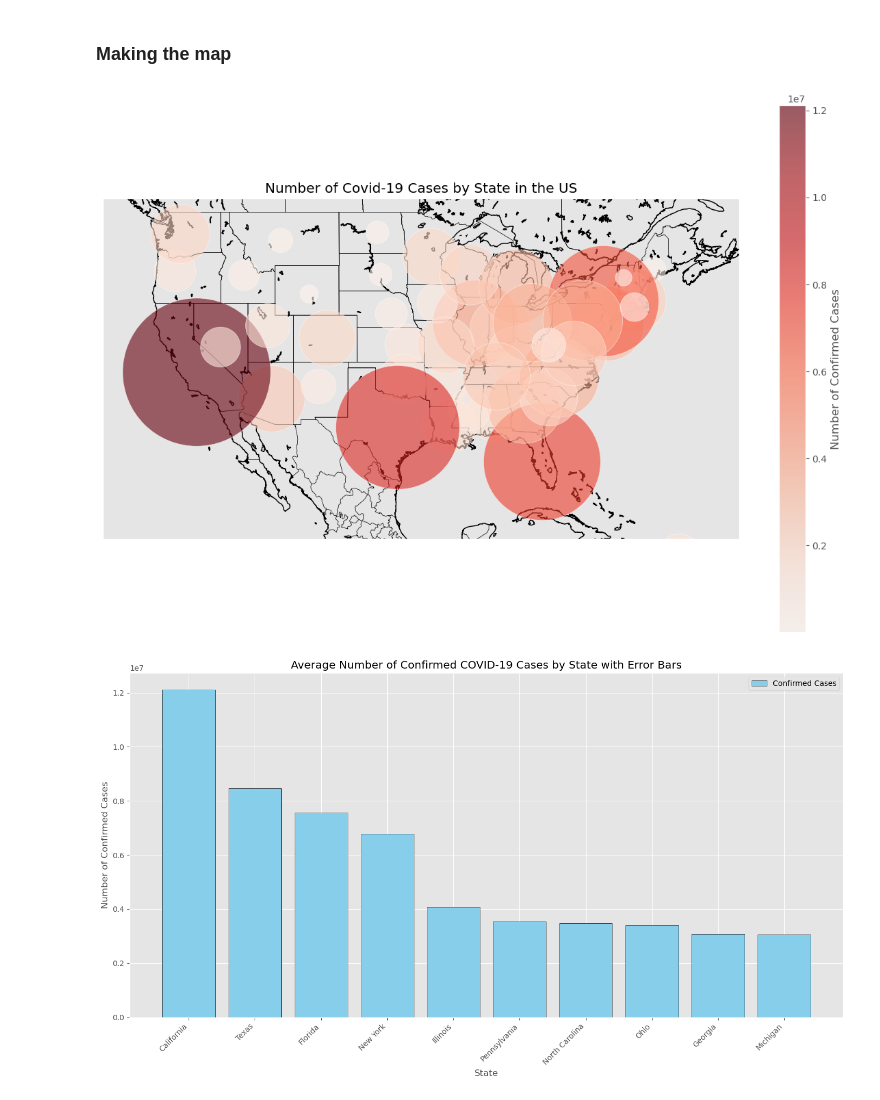
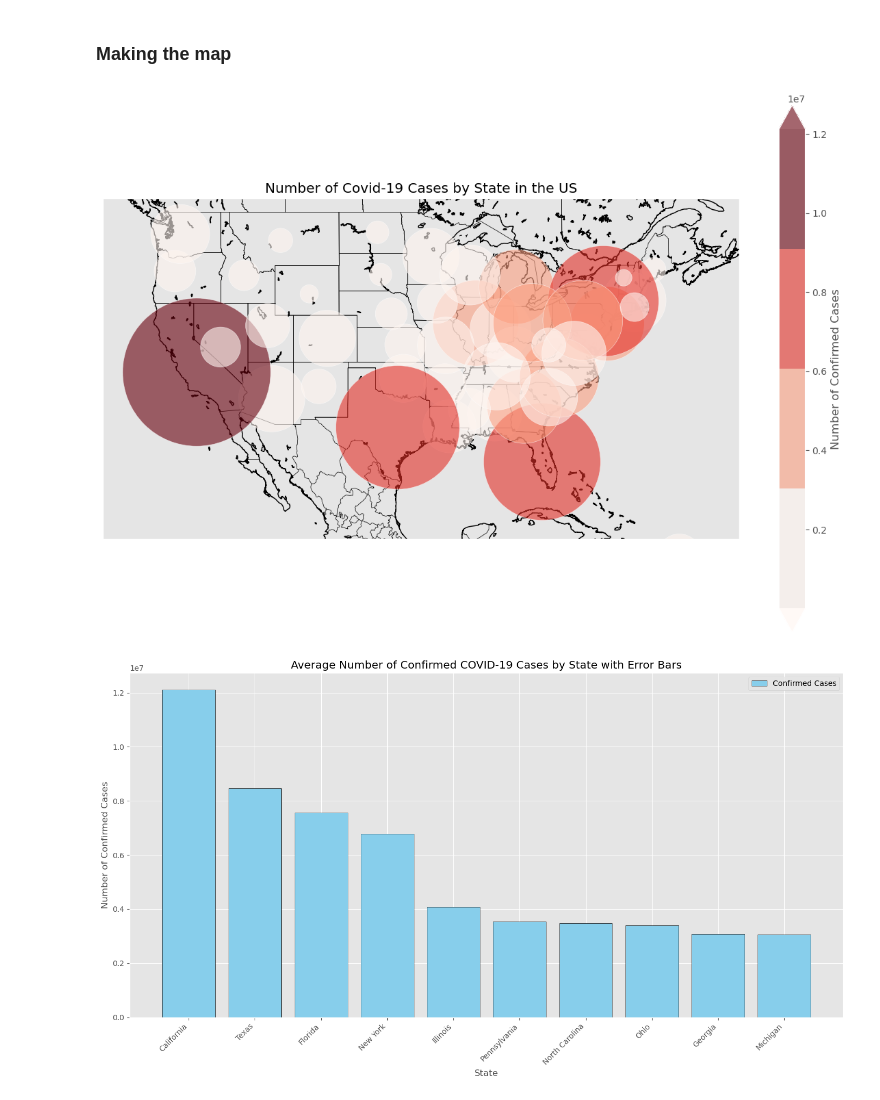
Before and after one commit to jwmathis/Project4, a Jupyter notebook: Project4.ipynb, the cells around one changed output. Saved outputs shown, nothing was run; the diff lists cells and outputs as text; code cells hidden in the pictures.

```diff
--- a/Project4.ipynb
+++ b/Project4.ipynb
@@ -483,19 +483,19 @@ covid_df.head()
 # %%
 plt.figure(figsize=(15,10))
 #m = Basemap(projection='lcc', resolution='l', width=5E6, height=3E6, lat_0=37.5, lon_0=-97)
 m = Basemap(projection='merc', llcrnrlat=20, urcrnrlat=50, llcrnrlon=-130, urcrnrlon=-60, resolution='i')
 #m.drawmapboundary(fill_color='aqua')
 #m.fillcontinents(color='w', lake_color='aqua')
 m.drawcoastlines()
 m.drawstates()
 m.drawcountries();
 
 x, y = m(covid_df['Long_'].values, covid_df['Lat'].values)
-m.scatter(x, y, s=covid_df['Confirmed']/500, c=covid_df['Confirmed'], cmap='Reds', alpha=0.6, edgecolors='w', linewidth=0.5, zorder=2)
-plt.colorbar(label='Number of Confirmed Cases')
+m.scatter(x, y, s=covid_df['Confirmed']/500, c=covid_df['Confirmed'], cmap=plt.cm.get_cmap('Reds', 4), alpha=0.6, edgecolors='w', linewidth=0.5, zorder=2)
+plt.colorbar(label='Number of Confirmed Cases', extend='both')
 plt.title('Number of Covid-19 Cases by State in the US');
 # %% [output]
-[figure, old version]
+[figure, new version]
 # %%
 # Group by state and calculate mean and standard deviation for 'Confirmed' and 'Deaths'
 state_stats = covid_df.groupby('Province_State').agg({
```
Also changed, not shown: parts of 7 cells of this notebook, 4 other files.
